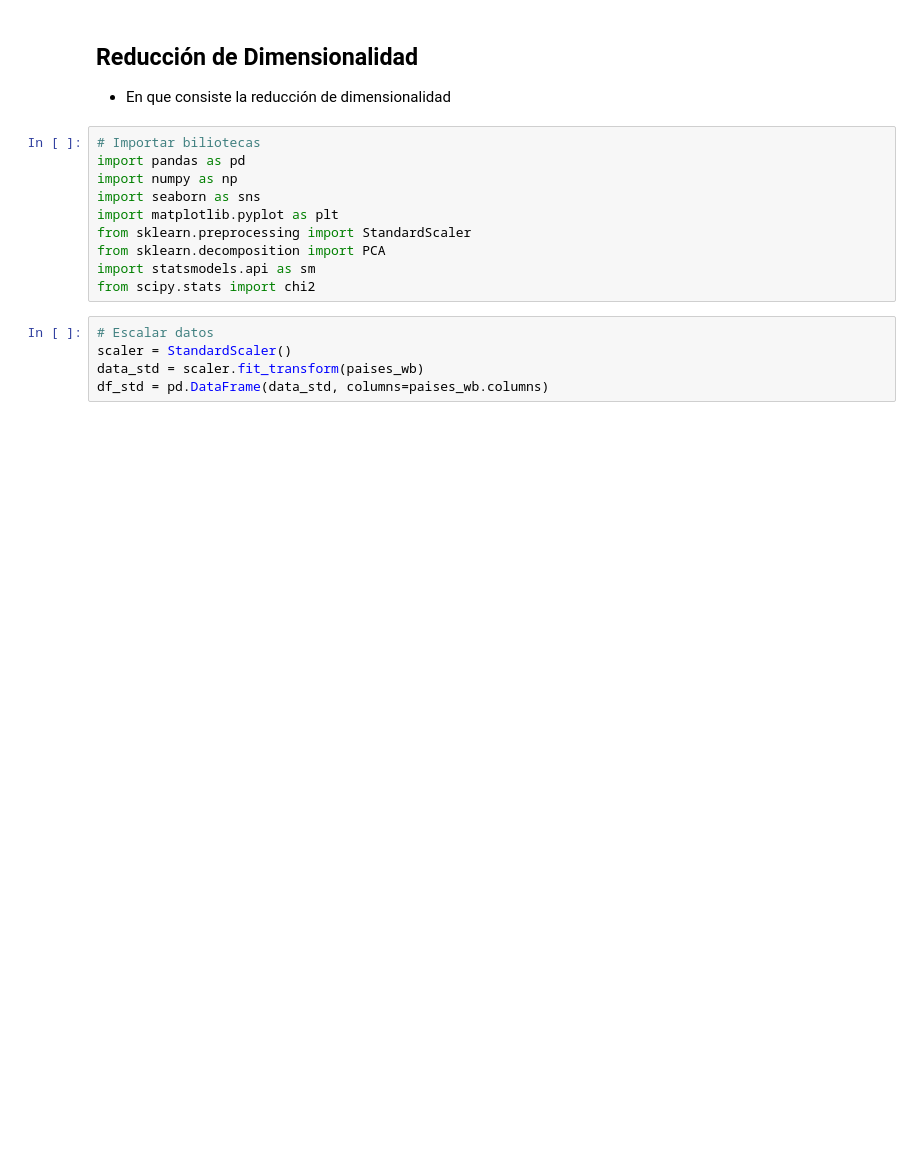
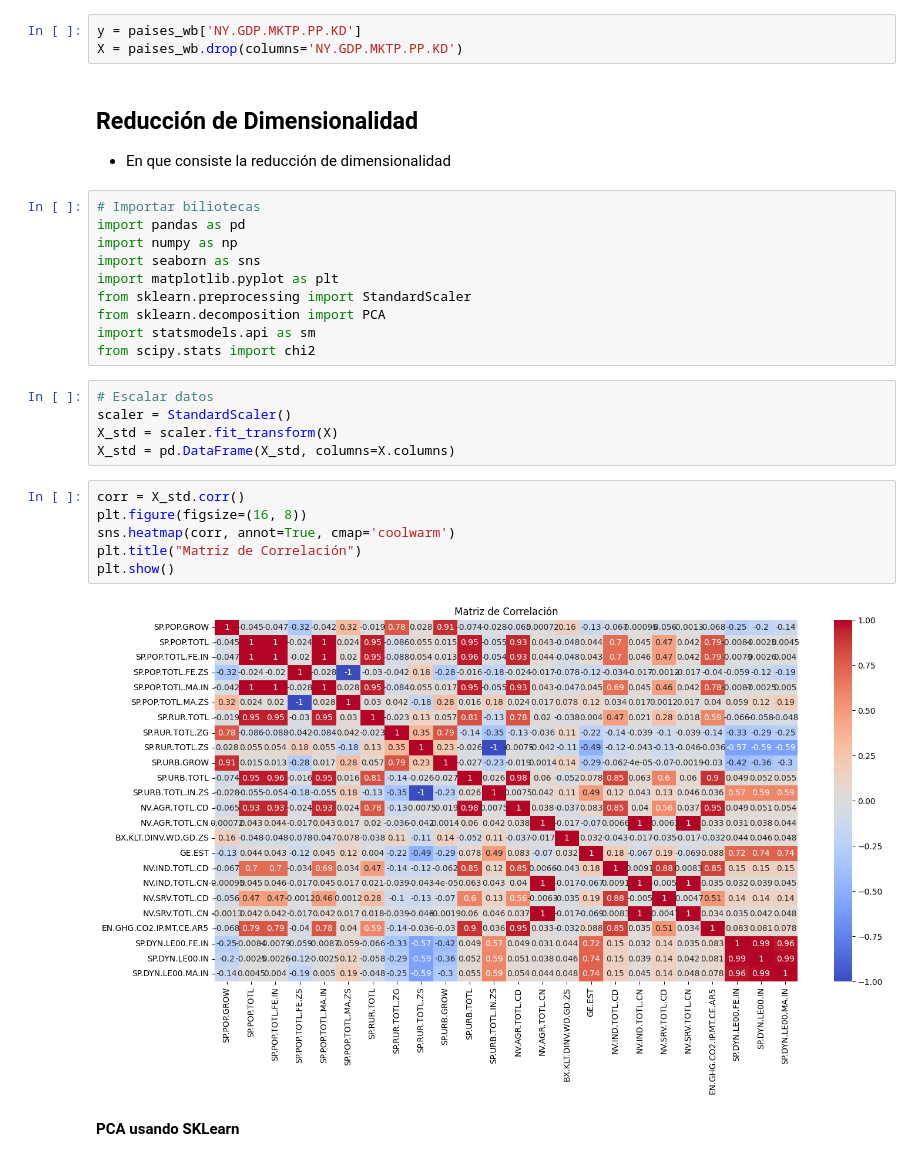
Before and after one commit to lecuevasp/Portafolio, a Jupyter notebook: pib_wb.ipynb, the cells around one changed output. Cells and saved outputs as stored; diff of their text form; blank space fills up the shorter version.

```diff
--- a/pib_wb.ipynb
+++ b/pib_wb.ipynb
@@ -198,3 +208,6 @@ El dataFrame contiene 197 filas y 25 columnas, de las cuales 0 contienen registr
+# %%
+y = paises_wb['NY.GDP.MKTP.PP.KD']
+X = paises_wb.drop(columns='NY.GDP.MKTP.PP.KD')
 # %% [markdown]
 ## Reducción de Dimensionalidad
 
@@ -212,5 +225,15 @@ from scipy.stats import chi2
 # %%
 # Escalar datos
 scaler = StandardScaler()
-data_std = scaler.fit_transform(paises_wb)
-df_std = pd.DataFrame(data_std, columns=paises_wb.columns)
+X_std = scaler.fit_transform(X)
+X_std = pd.DataFrame(X_std, columns=X.columns)
+# %%
+corr = X_std.corr()
+plt.figure(figsize=(16, 8))
+sns.heatmap(corr, annot=True, cmap='coolwarm')
+plt.title("Matriz de Correlación")
+plt.show()
+# %% [output]
+[figure, added]
+# %% [markdown]
+**PCA usando SKLearn**
```
Also changed, not shown: parts of 6 cells of this notebook.
